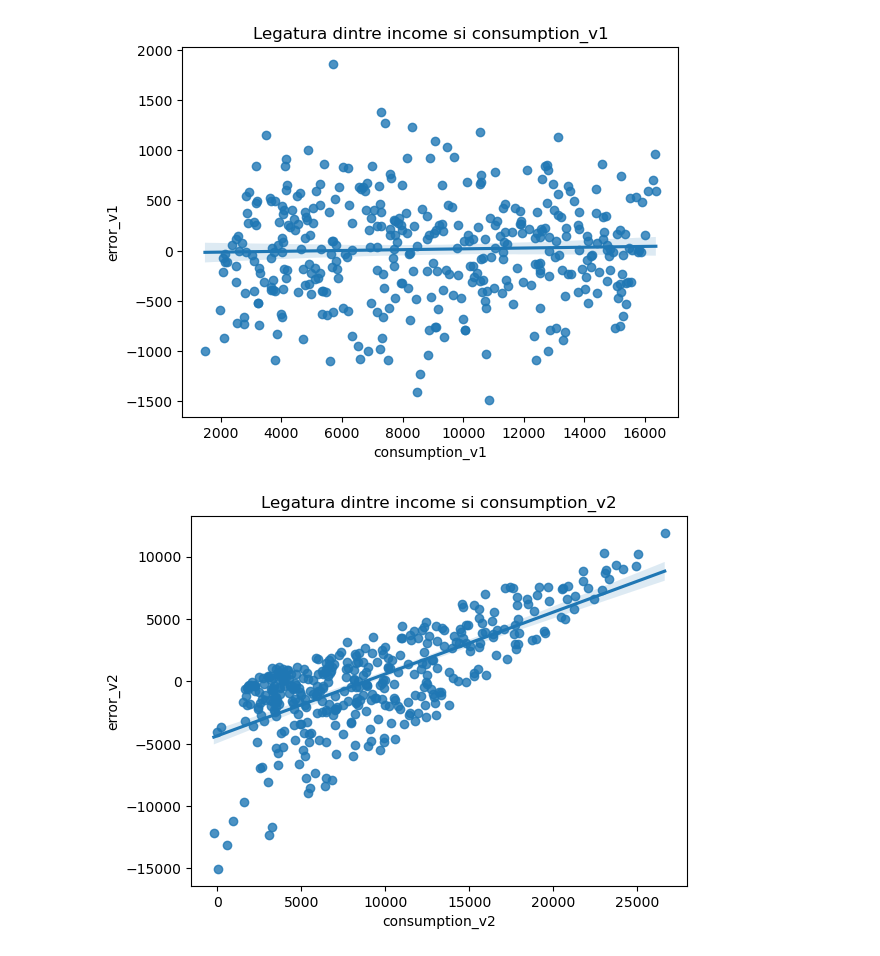
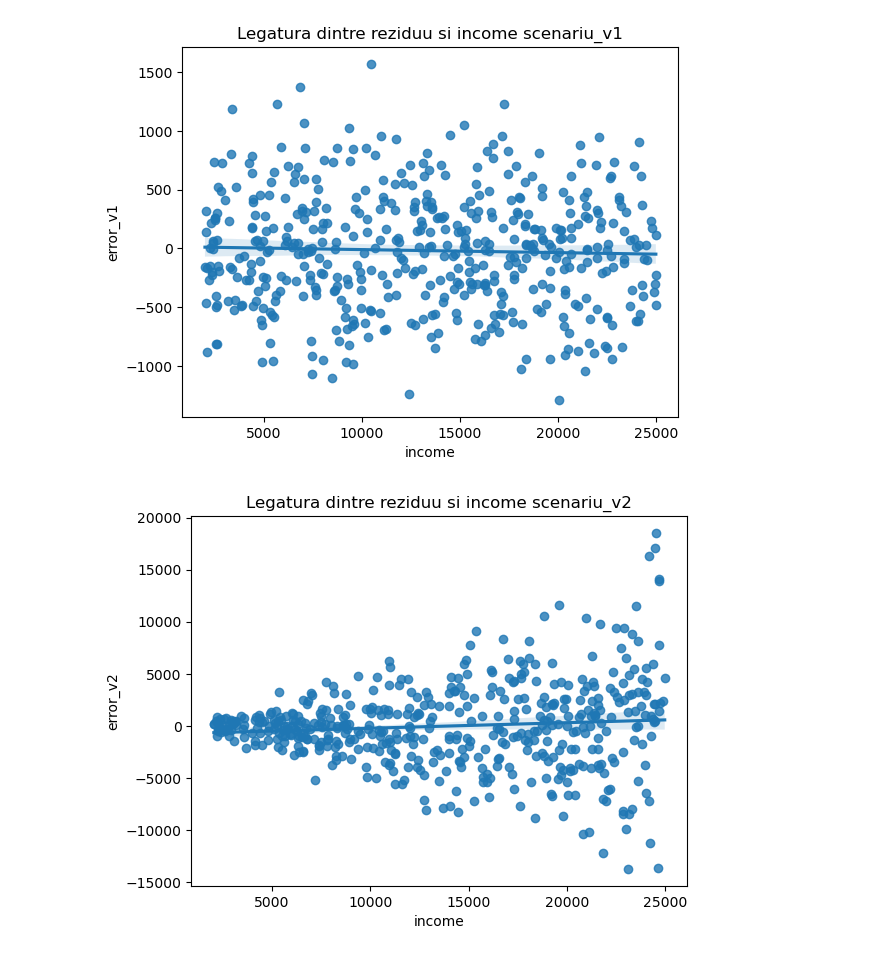
Before and after one commit to OctavianCeban/econometrie-avansata, a Jupyter notebook: notebooks/3 Testeare ipotezelor modelului liniar.ipynb, the cells around one changed output. Cells and saved outputs as stored; diff of their text form; code cells hidden in the pictures.

```diff
--- a/notebooks/3 Testeare ipotezelor modelului liniar.ipynb
+++ b/notebooks/3 Testeare ipotezelor modelului liniar.ipynb
@@ -93,9 +193,8 @@ def generate_consumtion_v5(x: float, beta0: float, beta1: float, error_mean: flo
 # %%
-df['consumption_v1'] = df['income'].apply(generate_consumtion, args=(b0, b1, error_mean, error_std))
-df['consumption_v2'] = df['income'].apply(generate_consumtion_v2, args=(b0, b1, error_mean, error_std))
-df['consumption_v3'] = df['income'].apply(generate_consumtion_v3, args=(b0, b1, error_mean, error_std))
-df['consumption_v4'] = df['income'].apply(generate_consumtion_v4, args=(b0, b1, error_mean, error_std))
-df['consumption_v5'] = df['income'].apply(generate_consumtion_v5, args=(b0, b1, error_mean, error_std))
+df['consumption_v1'] = df['income'].apply(generate_consumption, args=(b0, b1, error_mean, error_std))
+df['consumption_v2'] = df['income'].apply(generate_consumption_v2, args=(b0, b1, error_mean, error_std))
+df['consumption_v3'] = df['income'].apply(generate_consumption_v3, args=(b0, b1, error_mean, error_std))
+df['consumption_v4'] = df['income'].apply(generate_consumption_v4, args=(b0, b1, error_mean, error_std))
 
 df.head()
 # %% [output]
@@ -108,10 +207,10 @@ df.head()
 # %%
 #definim cazurile de consum
-scenarii_simulate_versiuni = [1,2,3,4,5]
+scenarii_simulate_versiuni = [1,2,3,4]
 scenarii_simulate_denumiri = [f'consumption_v{i}' for i in scenarii_simulate_versiuni]
 # %%
 #estimam 4 modele pentru cele 4 relatii
-df_sample = df.sample(1000)
+df_sample = df.sample(50000)
 df_sample['intercept'] = 1
 print(f"Rezultate modele estimate\n")
 for scenariu in scenarii_simulate_versiuni:
@@ -179,13 +281,13 @@ for scenariu in scenarii_simulate_denumiri:
 # %%
 #liniaritate
 
 for scenariu in scenarii_simulate_versiuni:
-    relationship_plot = sns.regplot(data=df.sample(400), x=f"consumption_v{scenariu}",y=f"error_v{scenariu}")
+    relationship_plot = sns.regplot(data=df.sample(500), x=f"income",y=f"error_v{scenariu}")
     #rainbow_statistic, rainbow_pv = linear_rainbow(eval(f"model_v{scenariu}"))
     #title = f"Legatura dintre income si consumption_v{scenariu}, rainbow pv: {rainbow_pv.round(3)}"
-    title = f"Legatura dintre income si consumption_v{scenariu}"
+    title = f"Legatura dintre reziduu si income scenariu_v{scenariu}"
     relationship_plot.set_title(title)
     plt.show()
 # %% [output]
-[figure, old version]
+[figure, new version]
-[figure, old version]
+[figure, new version]
```
Also changed, not shown: parts of 19 cells of this notebook, 5 other files.
